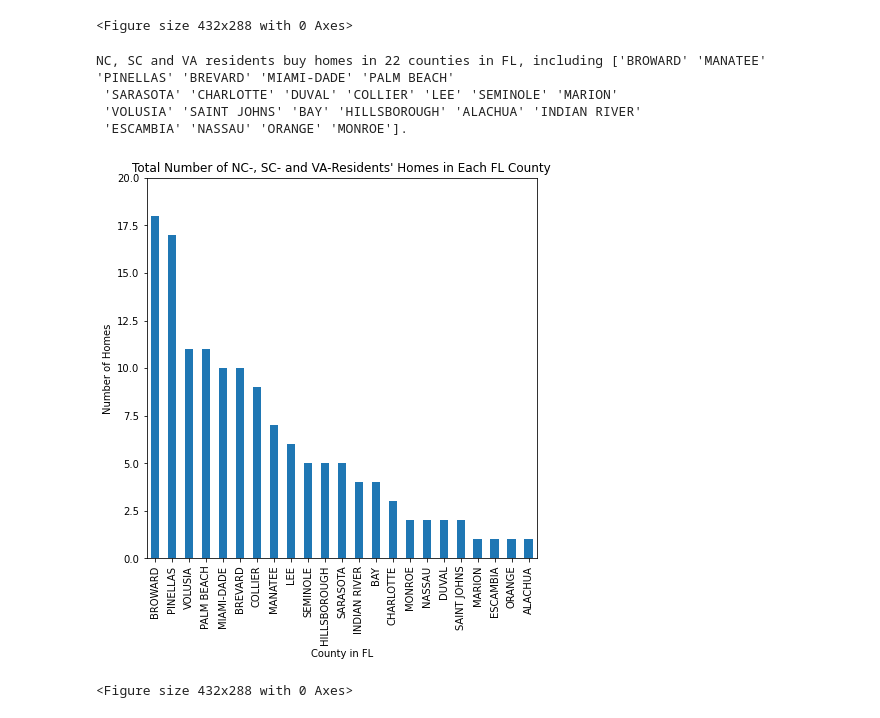
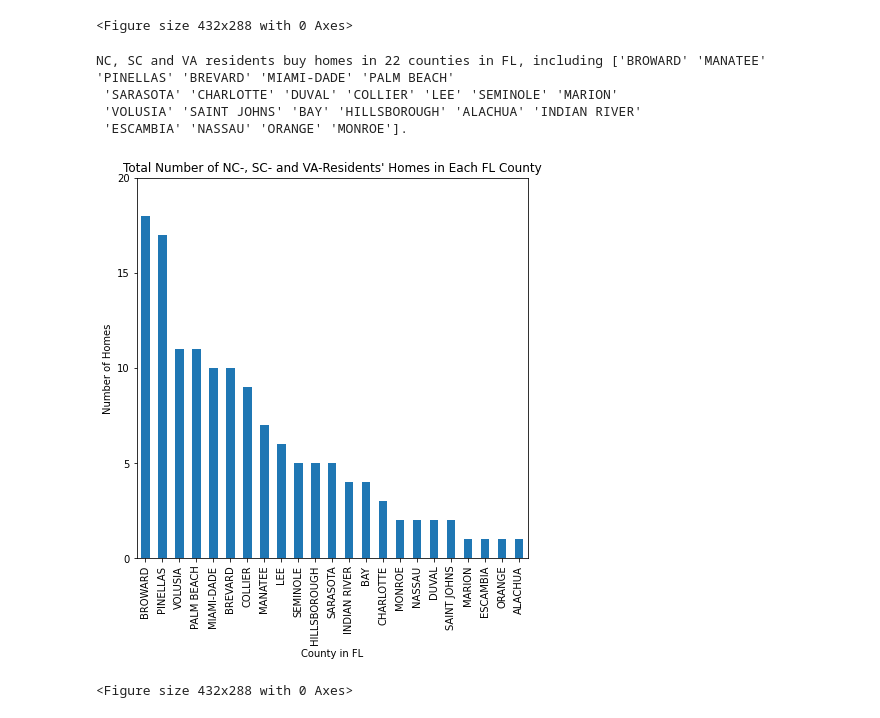
Before and after one commit to ajwu100/GROUP-9-PROJECT-1, a Jupyter notebook: public_community.ipynb, the cells around one changed output. Cells and saved outputs as stored; diff of their text form; code cells hidden in the pictures.

```diff
--- a/public_community.ipynb
+++ b/public_community.ipynb
@@ -33,7 +35,7 @@ list(master_data_df)
 # %%
 #Accessibility to fire protection services
 
-fire_master_df = master_data_df[["Id", "OwnerCity", "OwnerState", "PropertyLocationStreet1", "PropertyCity", "PropertyZip", "PPC", "DistancetoHydrant", "FireID","DistancetoFireDepartment","ValueofHome"]]
+fire_master_df = master_data_df[["Id", "OwnerState", "PropertyCity", "PropertyZip", "CountyName", "PPC", "DistancetoHydrant", "FireID","DistancetoFireDepartment","ValueofHome"]]
 
 fire_master_df
 # %% [output]
@@ -240,14 +245,13 @@ The r-squared is: 0.0063407604424575255
 <Figure size 432x288 with 0 Axes>
 # %%
 # PPC Focus: What are the typical PPC ratings of homes owned by NC, SC and VA residents?
-ppc_master_df = master_data_df[["Id", "PropertyCity", "PropertyZip", "CountyName", "PPC", "ValueofHome"]]
-
-#Clean up PPC DataFrame to exclude rows where PPC data is shown as nulls and dates.
-clean_ppc_master_df = ppc_master_df.dropna()
-clean_ppc_master_df = clean_ppc_master_df.drop(index=[95, 133])
+ppc_master_df = fire_master_df[["Id", "PropertyCity", "PropertyZip", "CountyName", "PPC", "ValueofHome"]]
 
 #Changed PPC data from object to integers.
-clean_ppc_master_df["PPC"] = pd.to_numeric(clean_ppc_master_df["PPC"],errors='coerce')
+#Clean up PPC DataFrame to exclude rows where PPC data is shown as nulls.
+ppc_master_df["PPC"] = pd.to_numeric(ppc_master_df["PPC"],errors='coerce')
+clean_ppc_master_df = ppc_master_df.dropna()
+
 clean_ppc_master_df
 
 #ppc_groups_df = clean_ppc_master_df.groupby(["PPC","CountyName"])
@@ -287,31 +295,32 @@ plt.tight_layout()
 [figure]
 <Figure size 432x288 with 0 Axes>
 # %%
-# PPC Focus: Amongst the counties that NC, SC and VA residents have a second home in, which
+# PPC Focus: Amongst the counties that NC, SC and VA residents have a vacation home, which
 # ones have the higher PPC ratings?
 
-# In which counties have NC, SC and VA-residents purchased their homes?
+# Which counties have NC, SC and VA-residents purchased their homes?
 county_list = clean_ppc_master_df["CountyName"].unique()
 print(f"NC, SC and VA residents buy homes in 22 counties in FL, including {county_list}.")
 
 county_only_df = clean_ppc_master_df[["CountyName", "Id"]]
 county_groups = county_only_df.groupby(["CountyName"])
 county_count = county_groups["Id"].count()
 county_count = county_count.sort_values(ascending=False)
 county_count_plot = county_count.plot(kind="bar", figsize=(7,7))
 
 plt.title("Total Number of NC-, SC- and VA-Residents' Homes in Each FL County")
 plt.ylabel("Number of Homes")
 plt.xlabel("County in FL")
 plt.ylim(0, 20)
+plt.yticks(np.arange(0, 25, 5))
 plt.show()
 plt.tight_layout()
 # %% [output]
 NC, SC and VA residents buy homes in 22 counties in FL, including ['BROWARD' 'MANATEE' 'PINELLAS' 'BREVARD' 'MIAMI-DADE' 'PALM BEACH'
  'SARASOTA' 'CHARLOTTE' 'DUVAL' 'COLLIER' 'LEE' 'SEMINOLE' 'MARION'
  'VOLUSIA' 'SAINT JOHNS' 'BAY' 'HILLSBOROUGH' 'ALACHUA' 'INDIAN RIVER'
  'ESCAMBIA' 'NASSAU' 'ORANGE' 'MONROE'].
-[figure, old version]
+[figure, new version]
 <Figure size 432x288 with 0 Axes>
 # %%
 # Get PPC data from each county that NC, SC, and VA residents have a second home?
```
Also changed, not shown: parts of 9 cells of this notebook.
